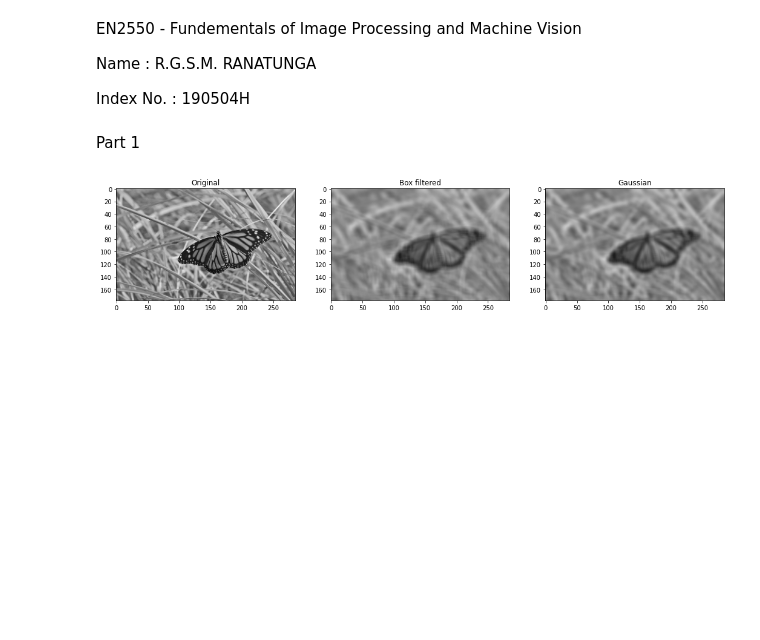
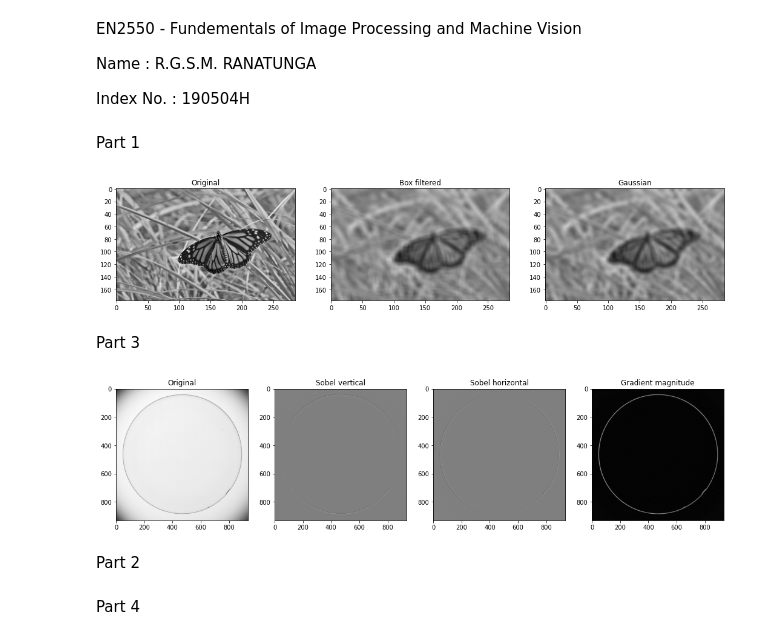
Before and after one commit to SenuriMR/EN2550---Fundamentals-of-Image-Processing-and-Machine-Vision, a Jupyter notebook: Exercise 03/Exercise_03.ipynb, the cells around one changed output. Drawn from its saved outputs; the diff is of its cells as text; code cells hidden in the pictures; blank space fills up the shorter version.

```diff
--- a/Exercise 03/Exercise_03.ipynb
+++ b/Exercise 03/Exercise_03.ipynb
@@ -35,0 +33,30 @@ assert img is not None
+# %% [markdown]
+Part 3
+# %%
+img = cv.imread(r'./contact_lens.tif', cv.IMREAD_GRAYSCALE).astype(np.float32)
+assert img is not None
+
+sobel_v = np.array([[-1,-2,-1],[0,0,0],[1,2,1]], dtype = np.float32)
+img_x = cv.filter2D(img, -1, sobel_v)
+
+sobel_h = np.array([[-1,0,1],[-2,0,2],[-1,0,1]], dtype = np.float32)
+img_y = cv.filter2D(img, -1, sobel_h)
+
+grad_mag = np.sqrt(img_x**2 + img_y**2)
+
+fig, ax = plt.subplots(1,4, figsize=(18,6))
+ax[0].imshow(img, cmap='gray', vmin=0, vmax=255)
+ax[0].set_title('Original')
+ax[1].imshow(img_x, cmap='gray', vmin=-1020, vmax=1020)
+ax[1].set_title('Sobel vertical')
+ax[2].imshow(img_y, cmap='gray', vmin=-1020, vmax=1020)
+ax[2].set_title('Sobel horizontal')
+ax[3].imshow(grad_mag, cmap='gray')
+ax[3].set_title('Gradient magnitude')
+plt.show()
+# %% [output]
+[figure, added]
+# %% [markdown]
+Part 2
+# %% [markdown]
+Part 4
```
Also changed, not shown: parts of 1 cell of this notebook.
